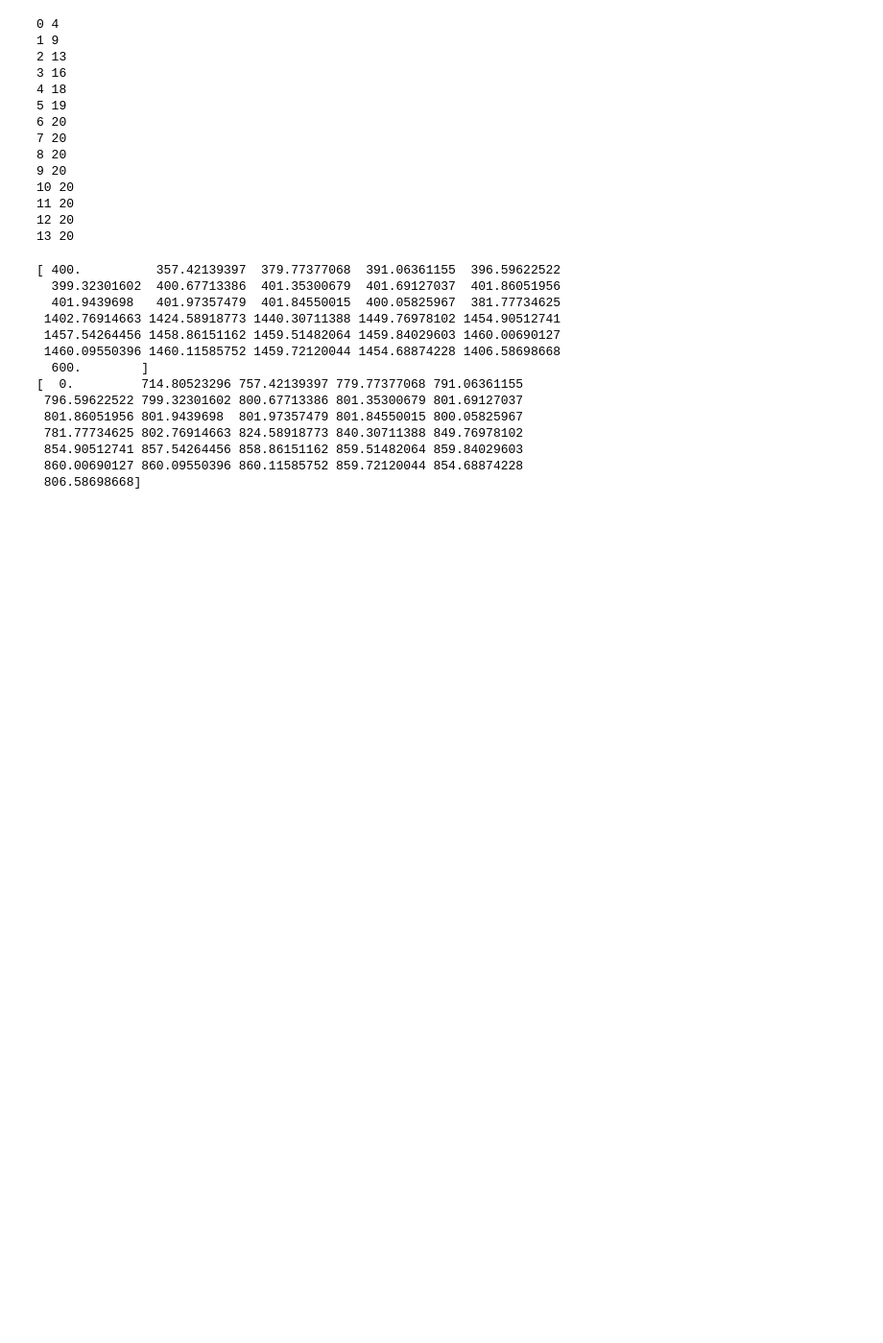
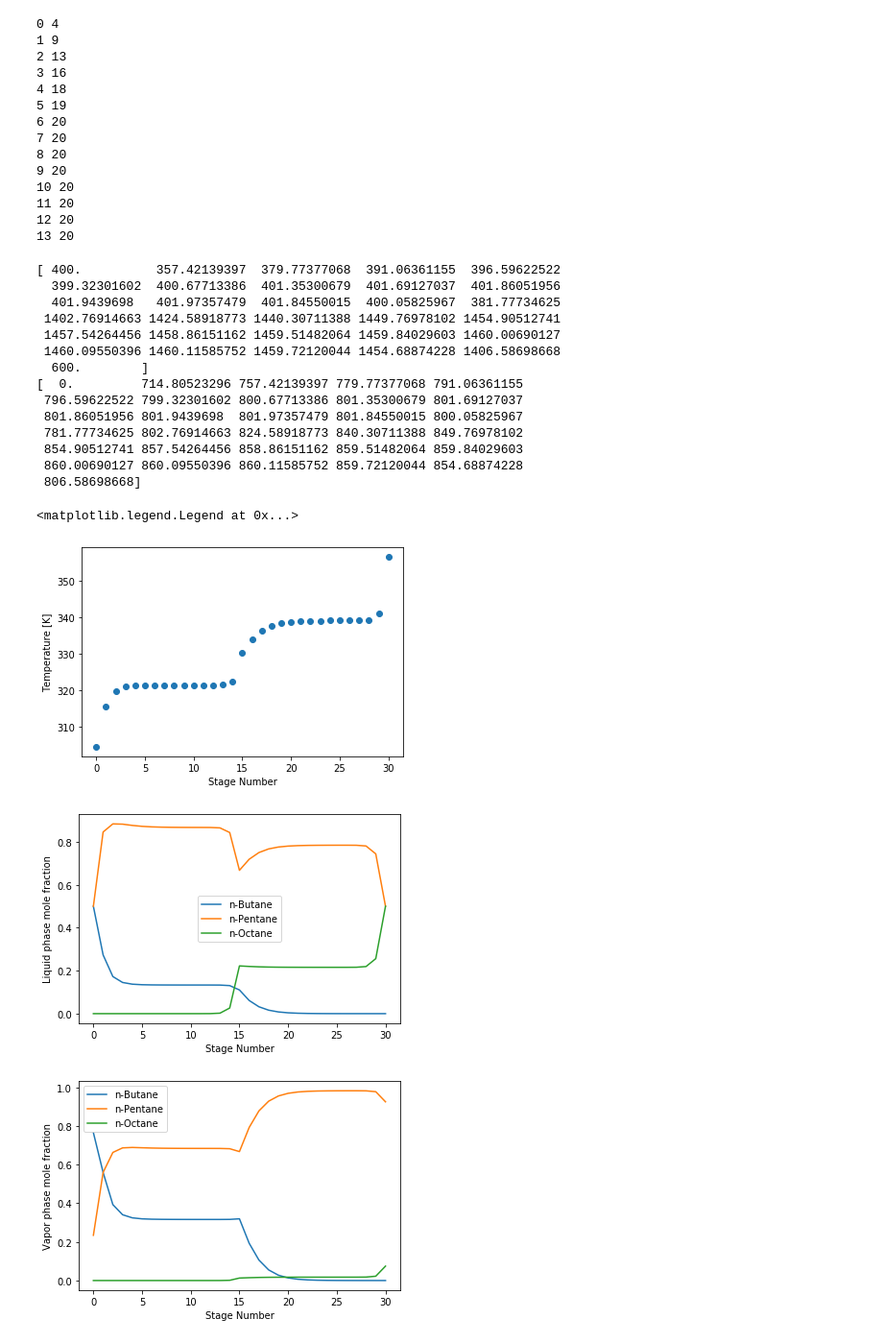
Before and after one commit to dejac001/distillation, a Jupyter notebook: tutorial.ipynb, the cells around one changed output. Shown at 96% size. Cells and saved outputs as stored; diff of their text form; code cells hidden in the pictures; blank space fills up the shorter version.

```diff
--- a/tutorial.ipynb
+++ b/tutorial.ipynb
@@ -8,6 +8,8 @@ model = am.Model(
     z_feed = [0.2, 0.5, 0.3],  # feed mole fractions
     RR=1., # reflux ratio (L/D)
     D=400., # distillate rate (L/D)
-    N=3, # number of equilibrium stages (does not include total condenser)
-    feed_stage=2 # Feed equilibrium stage
+    N=30, # number of equilibrium stages (does not include total condenser)
+    feed_stage=15 # Feed equilibrium stage
 )
+# %%
+model.add_parameters(verbose=True)
@@ -144,3 +164,41 @@ print(model.V)
  854.90512741 857.54264456 858.86151162 859.51482064 859.84029603
  860.00690127 860.09550396 860.11585752 859.72120044 854.68874228
  806.58698668]
+# %%
+# plot temperatures
+import matplotlib.pyplot as plt
+
+fig = plt.figure(1)
+ax = fig.add_subplot(111)
+ax.plot(model.stages, model.T, 'o')
+ax.set_xlabel('Stage Number')
+ax.set_ylabel('Temperature [K]')
+
+# plot liquid-phase mole fractions
+fig2 = plt.figure(2)
+ax2 = fig2.add_subplot(111)
+# calculate mole fractions
+for i in model.components:
+    x = model.l[i][:]/model.L[:]
+    y = model.K[i]*x
+    ax2.plot(model.stages, x, label=i)
+ax2.set_ylabel('Liquid phase mole fraction')
+ax2.set_xlabel('Stage Number')
+ax2.legend()
+
+
+fig3 = plt.figure(3)
+ax3 = fig3.add_subplot(111)
+# calculate mole fractions
+for i in model.components:
+    x = model.l[i][:]/model.L[:]
+    y = model.K[i]*x
+    ax3.plot(model.stages, y, label=i)
+ax3.set_ylabel('Vapor phase mole fraction')
+ax3.set_xlabel('Stage Number')
+ax3.legend()
+# %% [output]
+<matplotlib.legend.Legend at 0x...>
+[figure, added]
+[figure, added]
+[figure, added]
```
Also changed, not shown: parts of 1 cell of this notebook, 5 other files.
